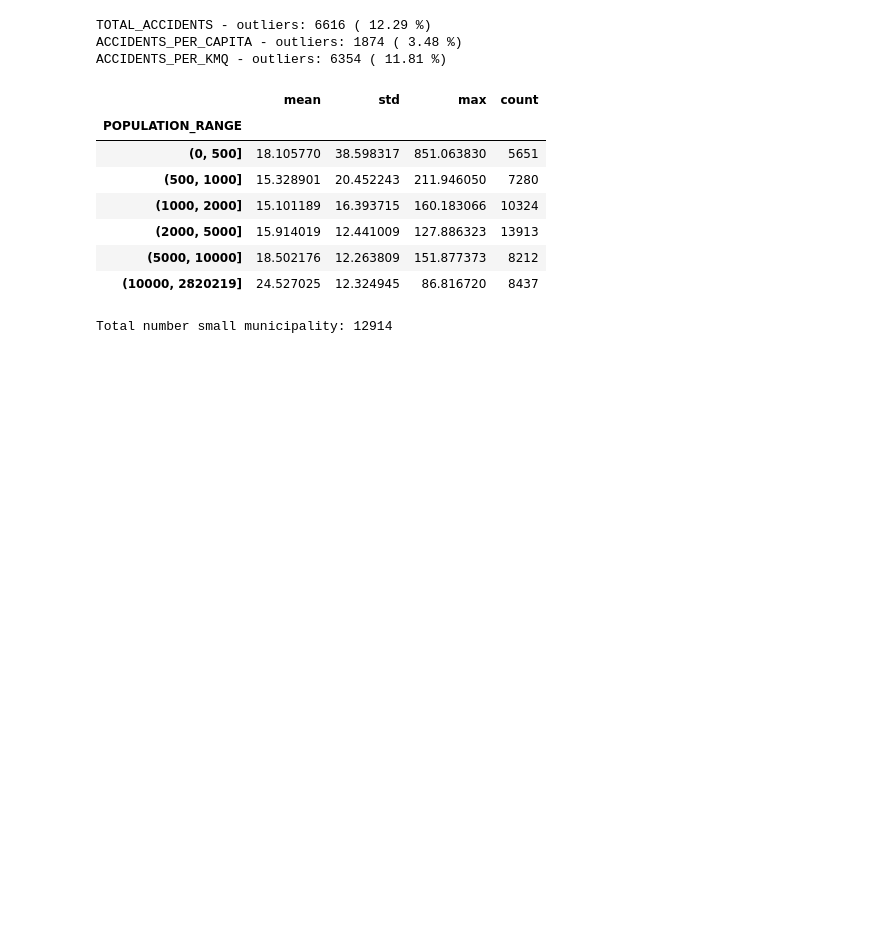
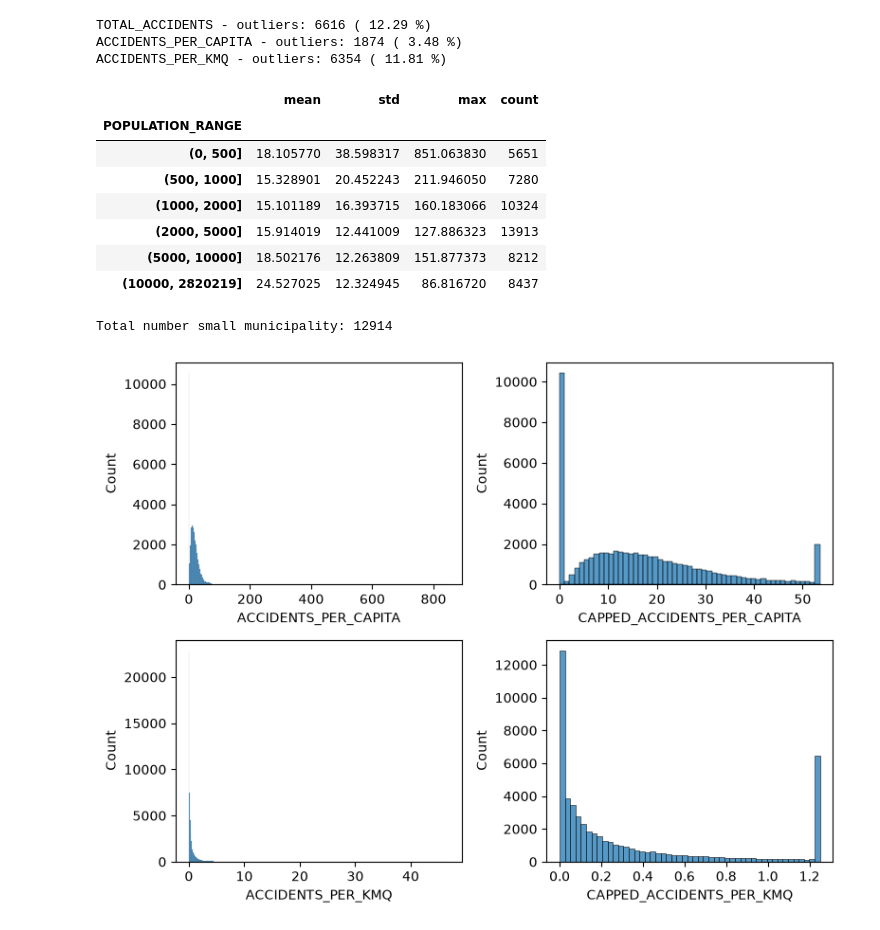
Before and after one commit to gretabarrale/boolean_capstone_project, a Jupyter notebook: eda.ipynb, the cells around one changed output. Saved outputs shown, nothing was run; the diff lists cells and outputs as text; code cells hidden in the pictures; blank space fills up the shorter version.

Commit message:
added histogram comparison of original vs capped accident ratio distributions

```diff
--- a/eda.ipynb
+++ b/eda.ipynb
@@ -125,3 +125,29 @@ df['SMALL_MUNICIPALITY'] = df['POPULATION'] < population_threshold
 print('Total number small municipality:', df['SMALL_MUNICIPALITY'].sum())
 # %% [output]
 Total number small municipality: 12914
+# %%
+import seaborn as sns
+import matplotlib.pyplot as plt
+
+
+# Comparing original vs capped distributions for the two derived metrics
+figure, axes = plt.subplots(2, 2, figsize=(8, 6))
+
+sns.histplot(df['ACCIDENTS_PER_CAPITA'], ax=axes[0, 0])
+axes[0, 0].set_xlabel('ACCIDENTS_PER_CAPITA')
+
+sns.histplot(df['CAPPED_ACCIDENTS_PER_CAPITA'], ax=axes[0, 1])
+axes[0, 1].set_xlabel('CAPPED_ACCIDENTS_PER_CAPITA')
+
+sns.histplot(df['ACCIDENTS_PER_KMQ'], ax=axes[1, 0])
+axes[1, 0].set_xlabel('ACCIDENTS_PER_KMQ')
+
+sns.histplot(df['CAPPED_ACCIDENTS_PER_KMQ'], ax=axes[1, 1])
+axes[1, 1].set_xlabel('CAPPED_ACCIDENTS_PER_KMQ')
+
+plt.tight_layout()
+plt.show()
+
+# NOTE: the tall bars in the capped columns plots show all the outliers above the threshold are forced to the same value
+# %% [output]
+[figure, added]
```
